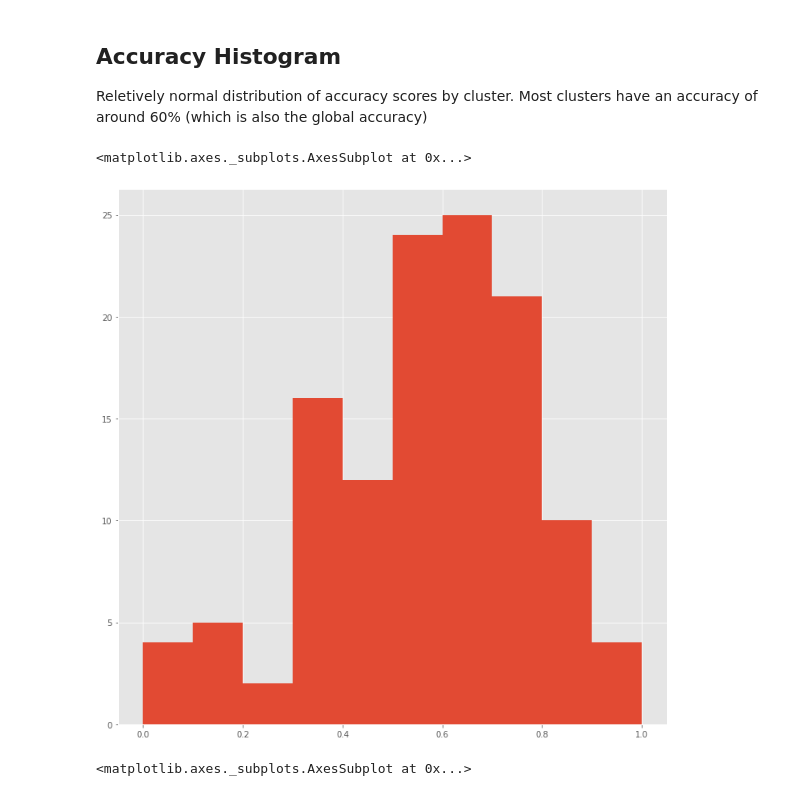
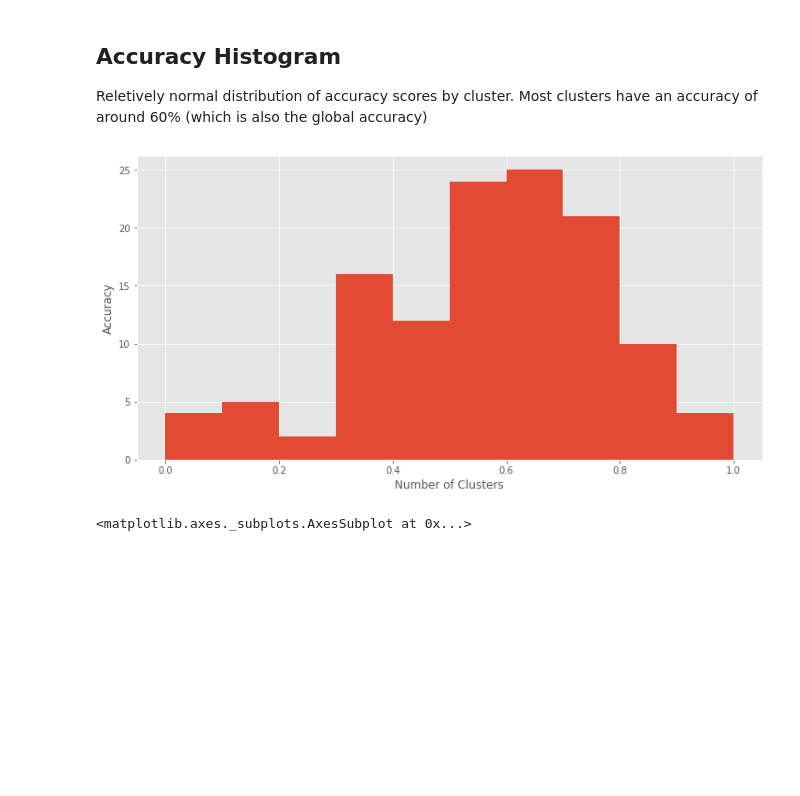
Before and after one commit to jmaddock/knowledge_graph, a Jupyter notebook: mturk_read_results_10-6-20.ipynb, the cells around one changed output. Saved outputs shown, nothing was run; the diff lists cells and outputs as text; code cells hidden in the pictures; blank space fills up the shorter version.

```diff
--- a/mturk_read_results_10-6-20.ipynb
+++ b/mturk_read_results_10-6-20.ipynb
@@ -215,10 +218,12 @@ attn_pass_by_cluster_results_df.reset_index()[['accuracy','coders','cluster_size
 ## Accuracy Histogram
 Reletively normal distribution of accuracy scores by cluster.  Most clusters have an accuracy of around 60% (which is also the global accuracy)
 # %%
-attn_pass_results_df.groupby(['cluster','label'])['correct'].mean().hist(bins=10,figsize=(12,12))
+attn_pass_results_df.groupby(['cluster','label'])['correct'].mean().hist(bins=10,figsize=(12,6))
+plt.xlabel('Number of Clusters')
+plt.ylabel('Accuracy')
+plt.savefig('/Users/klogg/Desktop/testplot.png')
 # %% [output]
-<matplotlib.axes._subplots.AxesSubplot at 0x...>
-[figure, old version]
+[figure, new version]
 # %%
 attn_pass_by_cluster_results_df.reset_index()['cluster_size'].hist(figsize=(12,12))
 # %% [output]
```
Also changed, not shown: parts of 6 cells of this notebook, 12 other files.
